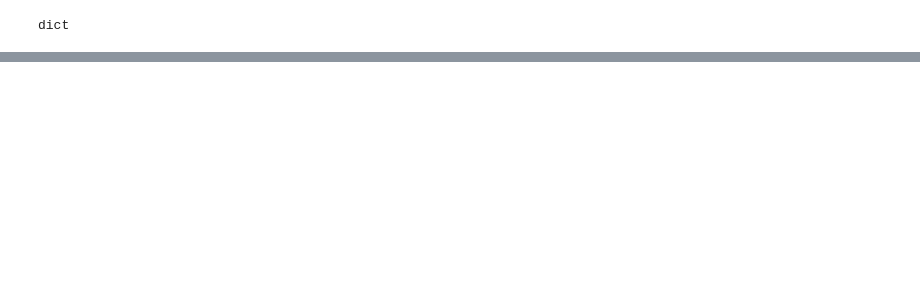
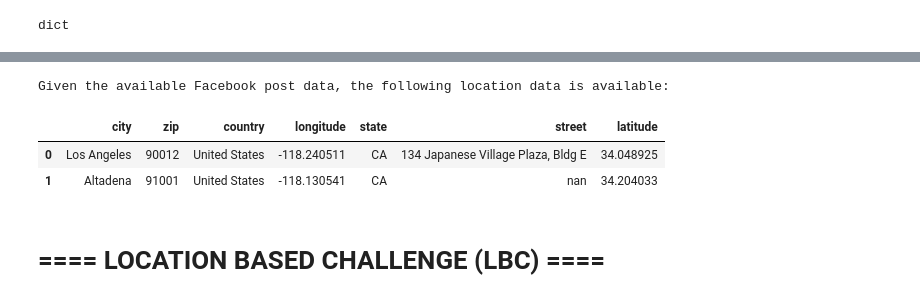
Before and after one commit to aaronk313/dsi, a Jupyter notebook: Project_sg1.ipynb, the cells around one changed output, grey strips where cells are left out. Saved outputs shown, nothing was run; the diff lists cells and outputs as text; code cells hidden in the pictures; blank space fills up the shorter version.

```diff
--- a/Project_sg1.ipynb
+++ b/Project_sg1.ipynb
@@ -22,4 +24,4 @@ import matplotlib.pyplot as plt
 # %%
 graph = GraphAPI(credentials.fbtoken)
 # %%
-content = graph.get('/1512072122398732/feed')
+content = graph.get('/10153515548171271/feed')
@@ -108,0 +93,15 @@ locations
+# %%
+locations = {}
+
+messages = []
+
+for post in unsealed['data']:
+    try:
+        print 'Title:%s'%post['name']
+        print 'Time:%s'%post['created_time']
+        print 'Message:%s'%post['message']
+        print 'Location:%s'%post['place']['location']
+        locations.update({post['created_time']:post['place']['location']})
+    except:
+        pass
+    print "-------"
@@ -108,0 +142,26 @@ locations
+# %%
+fblocdata = []
+
+for timestamp in locations.keys():
+    columns = locations[timestamp].keys() if len(locations[timestamp].keys()) > len(columns) else columns
+
+    fbdataholder= []
+    for title in columns:
+        try:
+            fbdataholder.append(locations[timestamp][title])
+        except:
+            fbdataholder.append('nan')
+
+    fblocdata.append(fbdataholder)
+
+fblocdf = pd.DataFrame(fblocdata,columns=columns)
+
+print 'Given the available Facebook post data, the following location data is available:'
+fblocdf
+# %% [output]
+Given the available Facebook post data, the following location data is available:
+|  | city | zip | country | longitude | state | street | latitude |
+| 0 | Los Angeles | 90012 | United States | -118.240511 | CA | 134 Japanese Village Plaza, Bldg E | 34.048925 |
+| 1 | Altadena | 91001 | United States | -118.130541 | CA | nan | 34.204033 |
+# %% [markdown]
+# ==== LOCATION BASED CHALLENGE (LBC) ====
```
Also changed, not shown: parts of 31 cells of this notebook, 14 other files.
